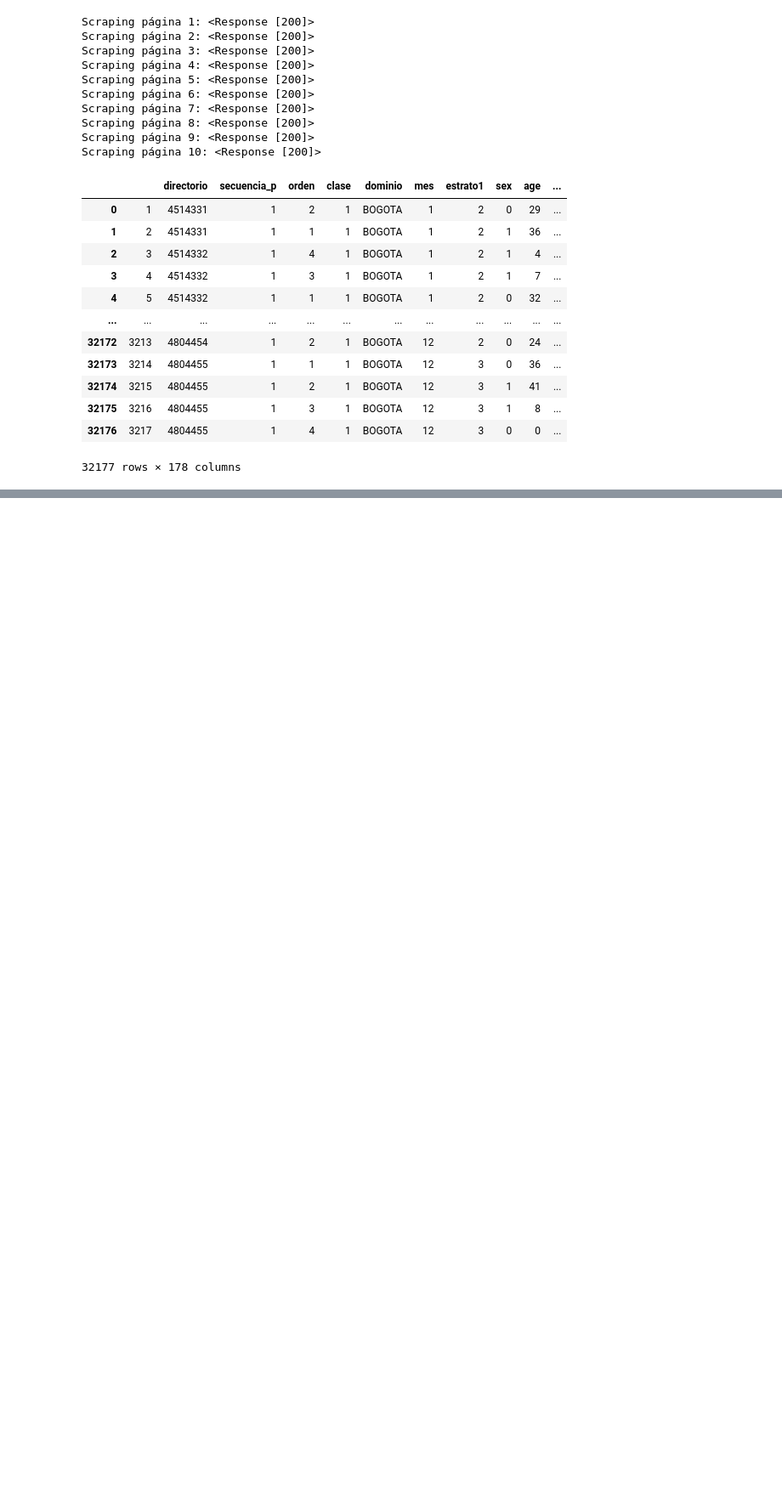
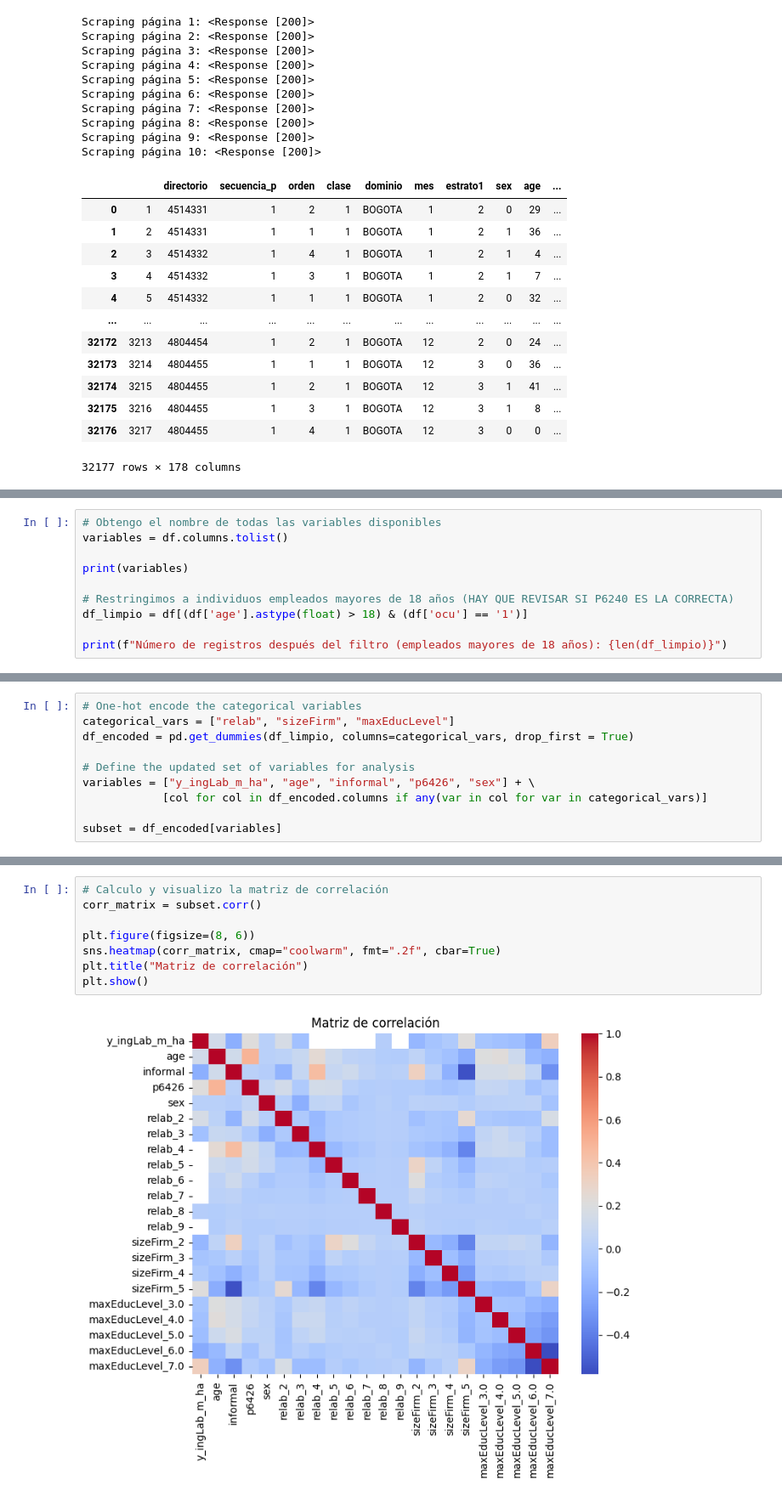
Before and after one commit to milagrosonofri/Problem_Set_1, a Jupyter notebook: PS1.ipynb, the cells around one changed output, grey strips where cells are left out. Shown at 85% size. Drawn from its saved outputs; the diff is of its cells as text; blank space fills up the shorter version.

```diff
--- a/PS1.ipynb
+++ b/PS1.ipynb
@@ -81,0 +86,10 @@ Scraping página 10: <Response [200]>
+# %%
+# Obtengo el nombre de todas las variables disponibles
+variables = df.columns.tolist()
+
+print(variables)
+
+# Restringimos a individuos empleados mayores de 18 años (HAY QUE REVISAR SI P6240 ES LA CORRECTA)
+df_limpio = df[(df['age'].astype(float) > 18) & (df['ocu'] == '1')]
+
+print(f"Número de registros después del filtro (empleados mayores de 18 años): {len(df_limpio)}")
@@ -81,0 +221,10 @@ Scraping página 10: <Response [200]>
+# %%
+# One-hot encode the categorical variables
+categorical_vars = ["relab", "sizeFirm", "maxEducLevel"]
+df_encoded = pd.get_dummies(df_limpio, columns=categorical_vars, drop_first = True)
+
+# Define the updated set of variables for analysis
+variables = ["y_ingLab_m_ha", "age", "informal", "p6426", "sex"] + \
+            [col for col in df_encoded.columns if any(var in col for var in categorical_vars)]
+
+subset = df_encoded[variables]
@@ -81,0 +287,10 @@ Scraping página 10: <Response [200]>
+# %%
+# Calculo y visualizo la matriz de correlación
+corr_matrix = subset.corr()
+
+plt.figure(figsize=(8, 6))
+sns.heatmap(corr_matrix, cmap="coolwarm", fmt=".2f", cbar=True)
+plt.title("Matriz de correlación")
+plt.show()
+# %% [output]
+[figure, added]
```
Also changed, not shown: parts of 12 cells of this notebook.
